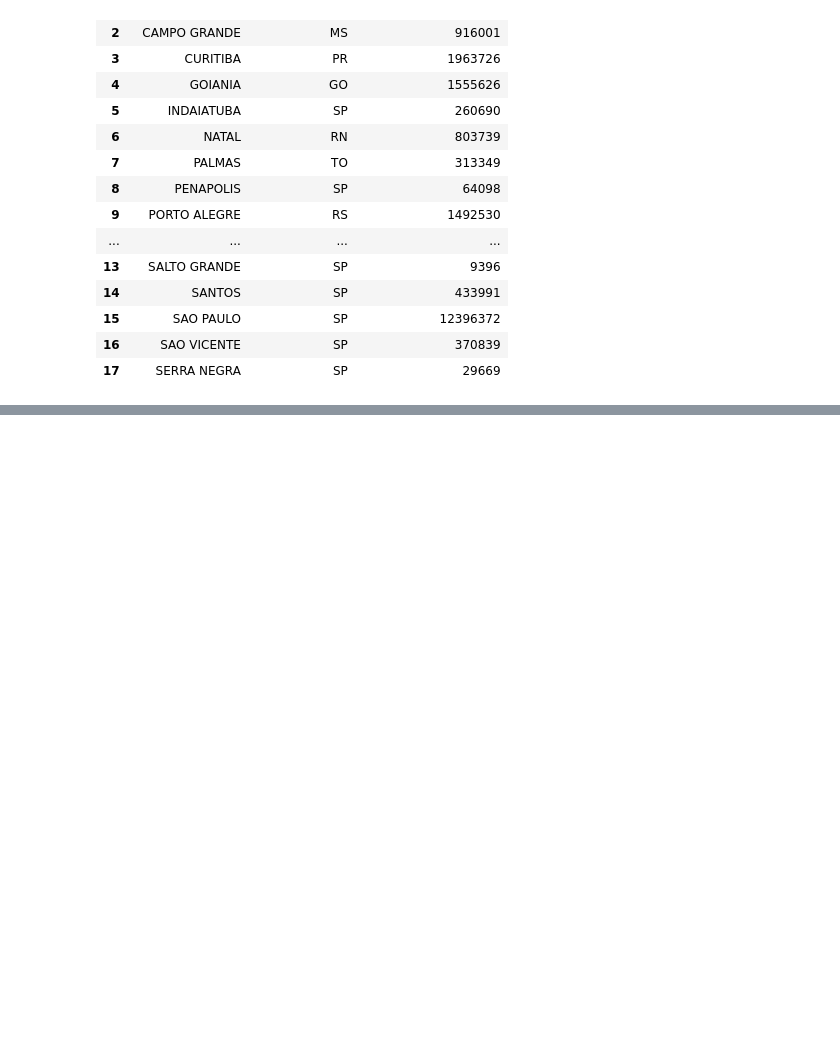
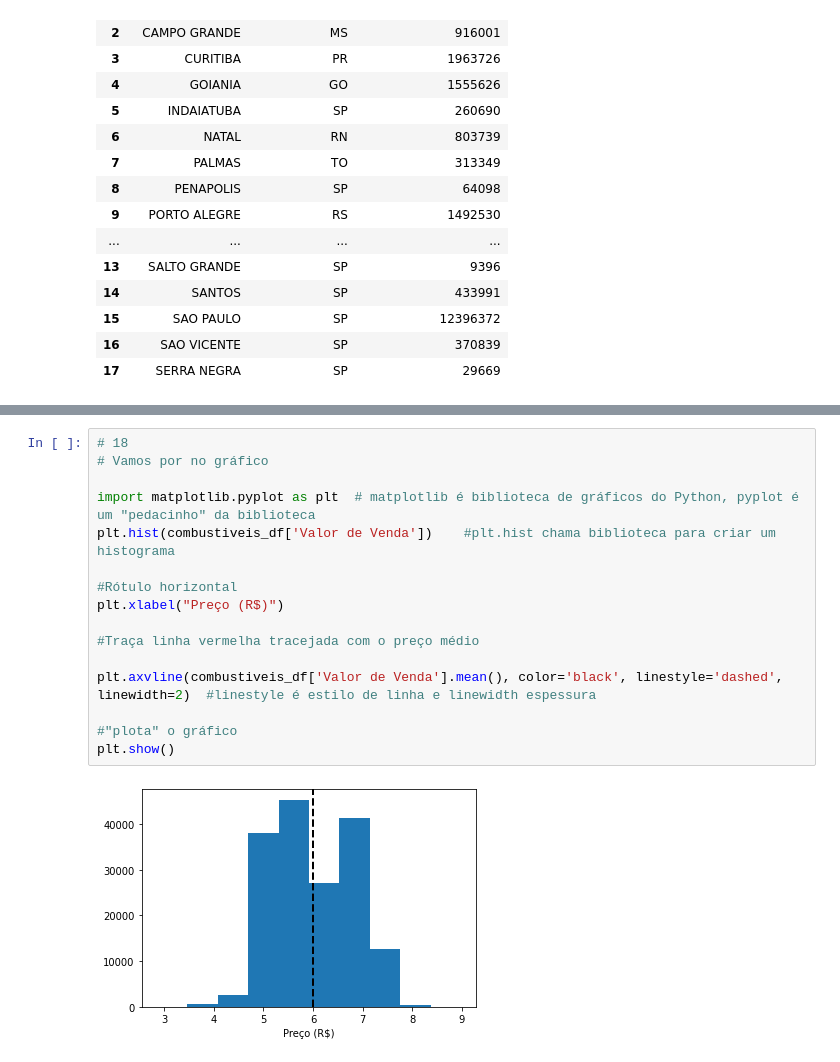
Before and after one commit to GitHub-Guilherme/Curso-Extensao-Python-Pandas, a Jupyter notebook: Segundo_exemplo_em_Python_Pandas.ipynb, the cells around one changed output, grey strips where cells are left out. Cells and saved outputs as stored; diff of their text form; blank space fills up the shorter version.

```diff
--- a/Segundo_exemplo_em_Python_Pandas.ipynb
+++ b/Segundo_exemplo_em_Python_Pandas.ipynb
@@ -296,0 +322,18 @@ KeyError: ignored
+# %%
+# 18
+# Vamos por no gráfico
+
+import matplotlib.pyplot as plt  # matplotlib é biblioteca de gráficos do Python, pyplot é um "pedacinho" da biblioteca
+plt.hist(combustiveis_df['Valor de Venda'])    #plt.hist chama biblioteca para criar um histograma
+
+#Rótulo horizontal
+plt.xlabel("Preço (R$)")
+
+#Traça linha vermelha tracejada com o preço médio
+
+plt.axvline(combustiveis_df['Valor de Venda'].mean(), color='black', linestyle='dashed', linewidth=2)  #linestyle é estilo de linha e linewidth espessura
+
+#"plota" o gráfico
+plt.show()
+# %% [output]
+[figure, added]
```
Also changed, not shown: parts of 13 cells of this notebook.
